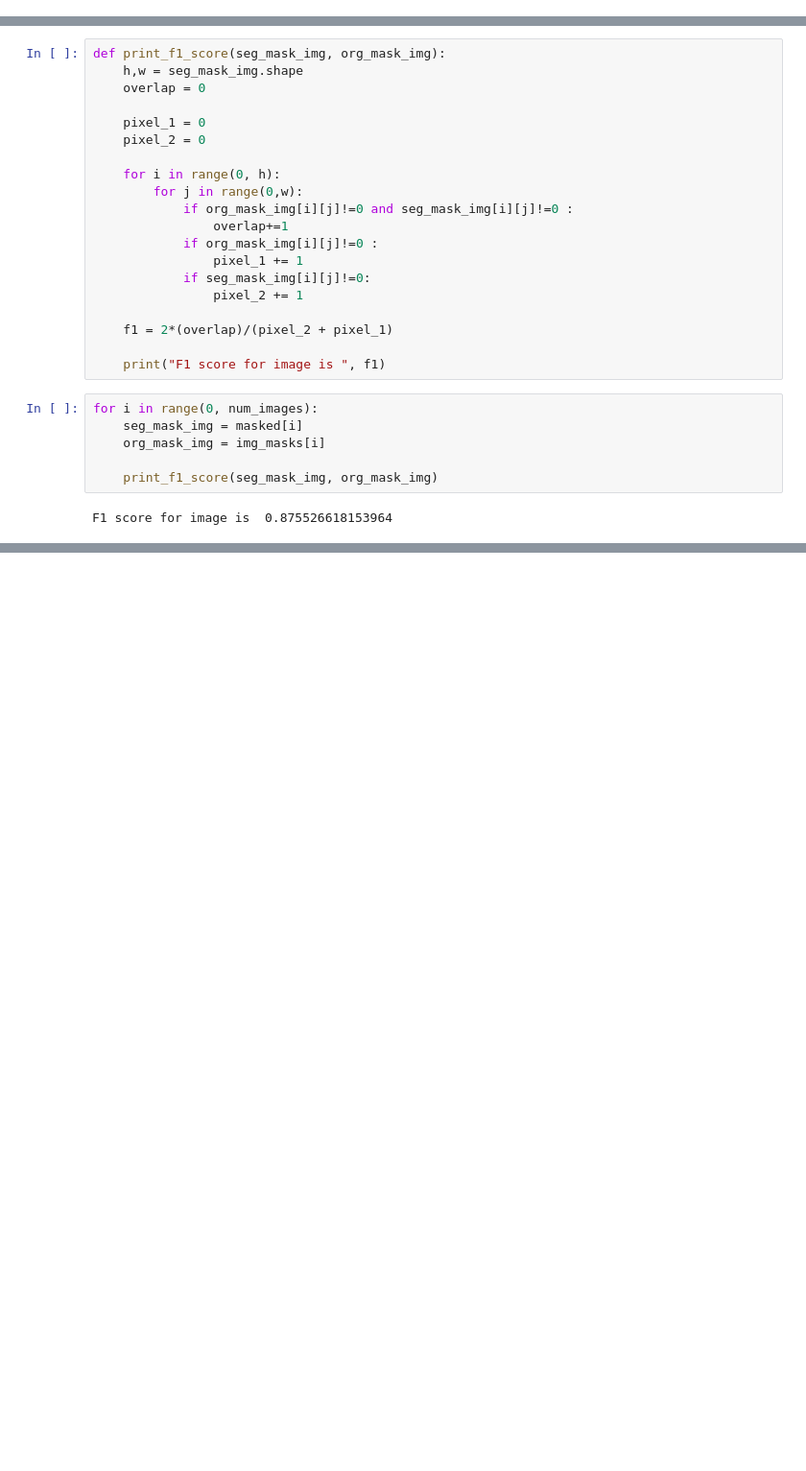
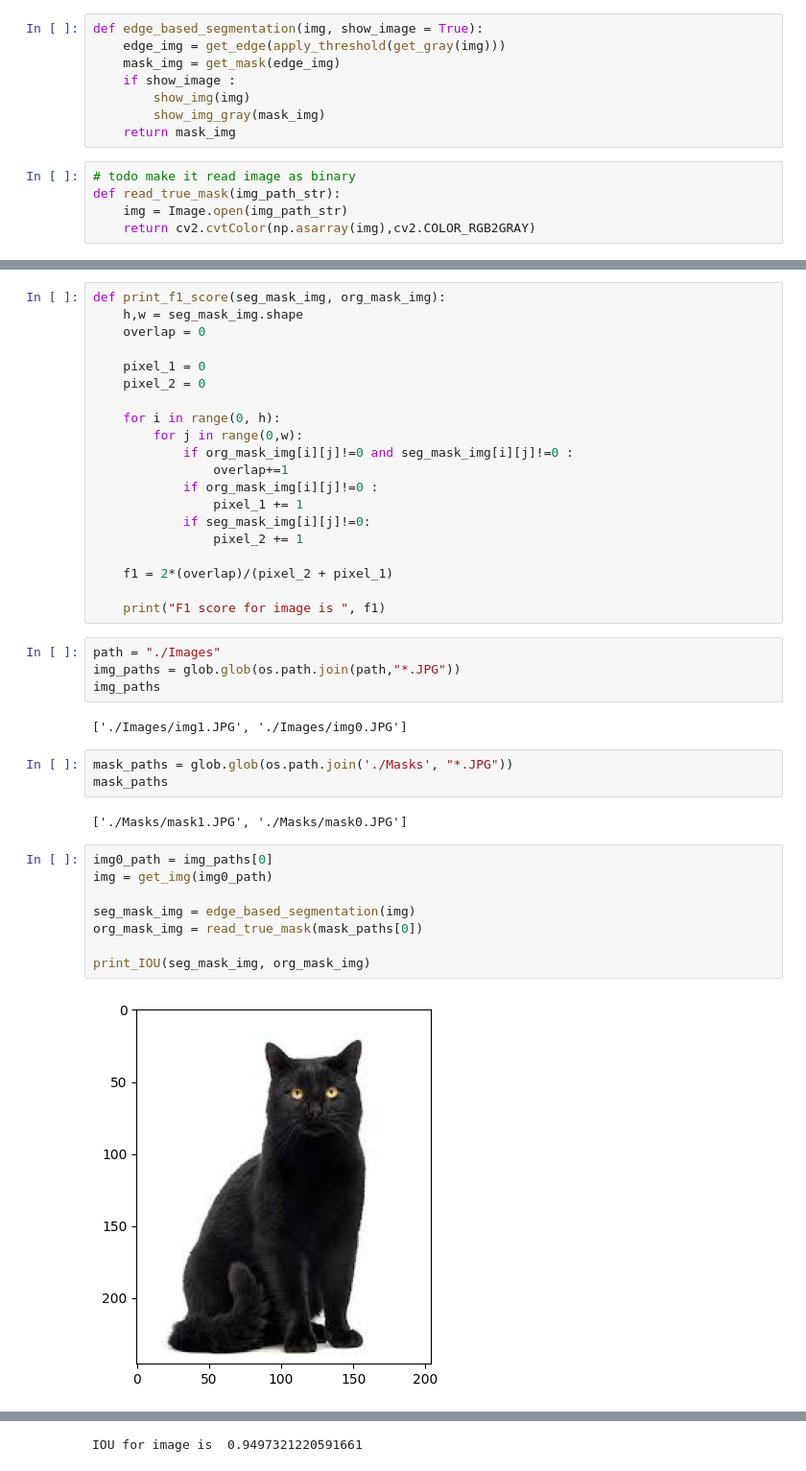
Before and after one commit to nitin12384/fyp_playground, a Jupyter notebook: Seg_by_edge/Code2.ipynb, the cells around one changed output, grey strips where cells are left out. Shown: that part at 96% size. Saved outputs shown, nothing was run; the diff lists cells and outputs as text; blank space fills up the shorter version.

```diff
--- a/Seg_by_edge/Code2.ipynb
+++ b/Seg_by_edge/Code2.ipynb
@@ -146,3 +47,16 @@ Interction Over Union
+# %%
+def edge_based_segmentation(img, show_image = True):
+    edge_img = get_edge(apply_threshold(get_gray(img)))
+    mask_img = get_mask(edge_img)
+    if show_image :
+        show_img(img)
+        show_img_gray(mask_img)
+    return mask_img
+# %%
+# todo make it read image as binary
+def read_true_mask(img_path_str):
+    img = Image.open(img_path_str)
+    return cv2.cvtColor(np.asarray(img),cv2.COLOR_RGB2GRAY)
 # %%
 def print_IOU(seg_mask_img, org_mask_img):
     h,w = seg_mask_img.shape
@@ -215,11 +109,24 @@ def print_f1_score(seg_mask_img, org_mask_img):
     f1 = 2*(overlap)/(pixel_2 + pixel_1)
 
     print("F1 score for image is ", f1)
-# %%
-for i in range(0, num_images):
-    seg_mask_img = masked[i]
-    org_mask_img = img_masks[i]
-
-    print_f1_score(seg_mask_img, org_mask_img)
-# %% [output]
-F1 score for image is  0.875526618153964
+# %%
+path = "./Images"
+img_paths = glob.glob(os.path.join(path,"*.JPG"))
+img_paths
+# %% [output]
+['./Images/img1.JPG', './Images/img0.JPG']
+# %%
+mask_paths = glob.glob(os.path.join('./Masks', "*.JPG"))
+mask_paths
+# %% [output]
+['./Masks/mask1.JPG', './Masks/mask0.JPG']
+# %%
+img0_path = img_paths[0]
+img = get_img(img0_path)
+
+seg_mask_img = edge_based_segmentation(img)
+org_mask_img = read_true_mask(mask_paths[0])
+
+print_IOU(seg_mask_img, org_mask_img)
+# %% [output]
+[figure, added]
@@ -225,0 +134 @@ F1 score for image is  0.875526618153964
+IOU for image is  0.9497321220591661
```
Also changed, not shown: parts of 31 cells of this notebook, 1 other file.
